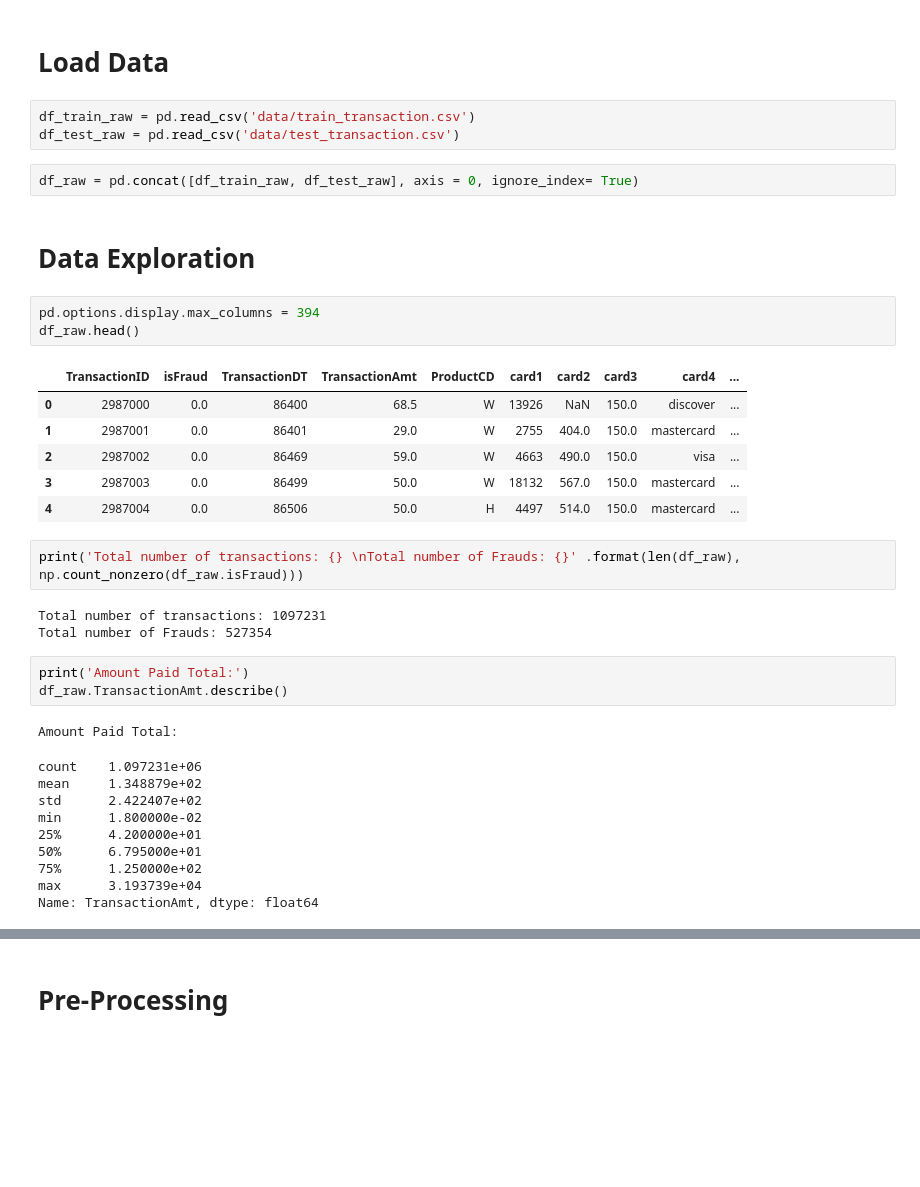
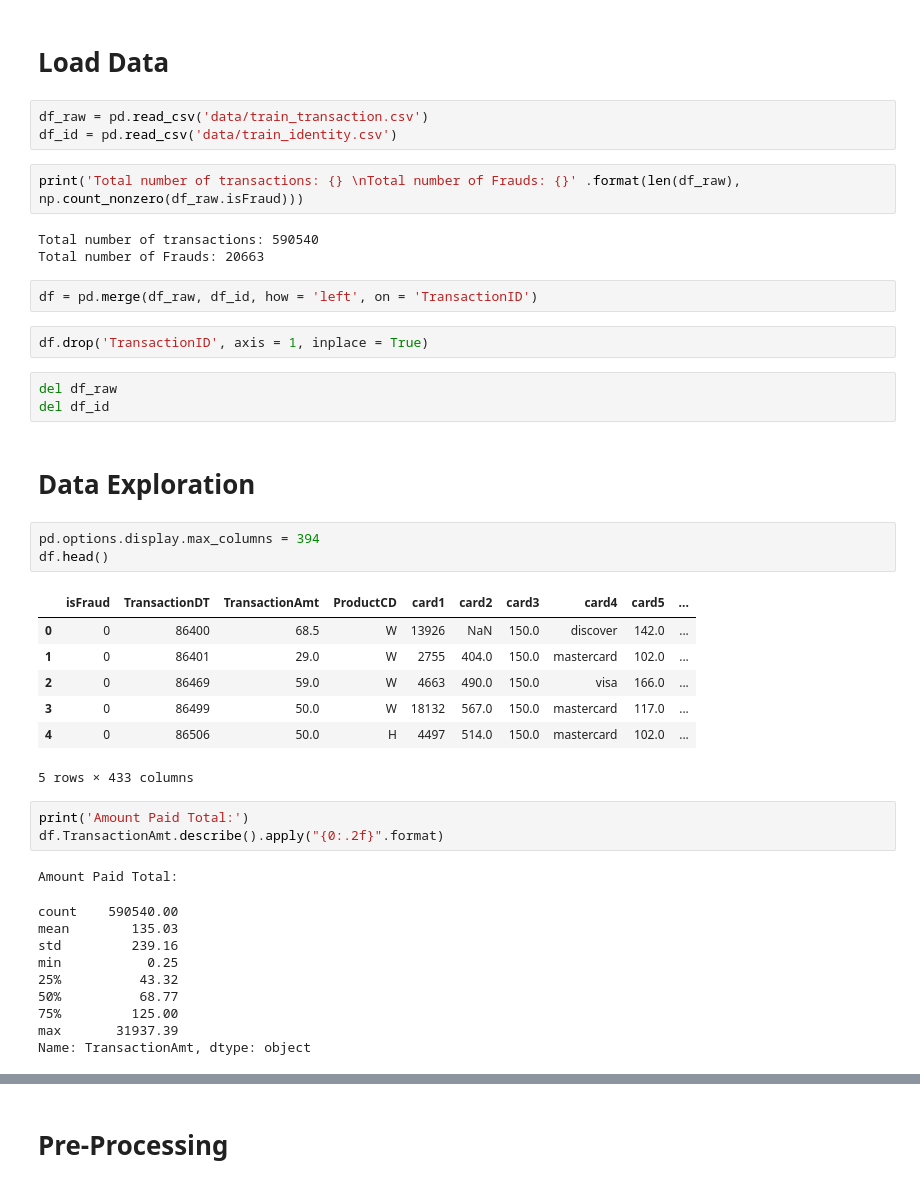
Before and after one commit to Jafarpisheh/IEEE-CIS-Fraud-Detection, a Jupyter notebook: FraudDetection.ipynb, the cells around one changed output, grey strips where cells are left out. Saved outputs shown, nothing was run; the diff lists cells and outputs as text; blank space fills up the shorter version.

```diff
--- a/FraudDetection.ipynb
+++ b/FraudDetection.ipynb
@@ -9,40 +23,46 @@ from sklearn.ensemble import RandomForestClassifier
 # %% [markdown]
 # Load Data
 # %%
-df_train_raw = pd.read_csv('data/train_transaction.csv')
-df_test_raw = pd.read_csv('data/test_transaction.csv')
+df_raw = pd.read_csv('data/train_transaction.csv')
+df_id = pd.read_csv('data/train_identity.csv')
-# %%
-df_raw = pd.concat([df_train_raw, df_test_raw], axis = 0, ignore_index= True)
+# %%
+print('Total number of transactions: {} \nTotal number of Frauds: {}' .format(len(df_raw), np.count_nonzero(df_raw.isFraud)))
+# %% [output]
+Total number of transactions: 590540
+Total number of Frauds: 20663
+# %%
+df = pd.merge(df_raw, df_id, how = 'left', on = 'TransactionID')
+# %%
+df.drop('TransactionID', axis = 1, inplace = True)
+# %%
+del df_raw
+del df_id
 # %% [markdown]
 # Data Exploration
 # %%
 pd.options.display.max_columns = 394
-df_raw.head()
+df.head()
 # %% [output]
-|  | TransactionID | isFraud | TransactionDT | TransactionAmt | ProductCD | card1 | card2 | card3 | card4 | ... |
-| 0 | 2987000 | 0.0 | 86400 | 68.5 | W | 13926 | NaN | 150.0 | discover | ... |
-| 1 | 2987001 | 0.0 | 86401 | 29.0 | W | 2755 | 404.0 | 150.0 | mastercard | ... |
-| 2 | 2987002 | 0.0 | 86469 | 59.0 | W | 4663 | 490.0 | 150.0 | visa | ... |
-| 3 | 2987003 | 0.0 | 86499 | 50.0 | W | 18132 | 567.0 | 150.0 | mastercard | ... |
-| 4 | 2987004 | 0.0 | 86506 | 50.0 | H | 4497 | 514.0 | 150.0 | mastercard | ... |
+|  | isFraud | TransactionDT | TransactionAmt | ProductCD | card1 | card2 | card3 | card4 | card5 | ... |
+| 0 | 0 | 86400 | 68.5 | W | 13926 | NaN | 150.0 | discover | 142.0 | ... |
+| 1 | 0 | 86401 | 29.0 | W | 2755 | 404.0 | 150.0 | mastercard | 102.0 | ... |
+| 2 | 0 | 86469 | 59.0 | W | 4663 | 490.0 | 150.0 | visa | 166.0 | ... |
+| 3 | 0 | 86499 | 50.0 | W | 18132 | 567.0 | 150.0 | mastercard | 117.0 | ... |
+| 4 | 0 | 86506 | 50.0 | H | 4497 | 514.0 | 150.0 | mastercard | 102.0 | ... |
+5 rows × 433 columns
-# %%
-print('Total number of transactions: {} \nTotal number of Frauds: {}' .format(len(df_raw), np.count_nonzero(df_raw.isFraud)))
-# %% [output]
-Total number of transactions: 1097231
-Total number of Frauds: 527354
 # %%
 print('Amount Paid Total:')
-df_raw.TransactionAmt.describe()
+df.TransactionAmt.describe().apply("{0:.2f}".format)
 # %% [output]
 Amount Paid Total:
-count    1.097231e+06
-mean     1.348879e+02
-std      2.422407e+02
-min      1.800000e-02
-25%      4.200000e+01
-50%      6.795000e+01
-75%      1.250000e+02
-max      3.193739e+04
-Name: TransactionAmt, dtype: float64
+count    590540.00
+mean        135.03
+std         239.16
+min           0.25
+25%          43.32
+50%          68.77
+75%         125.00
+max       31937.39
+Name: TransactionAmt, dtype: object
 # %%
 print('Amount Paid Only Fraud:')
```
Also changed, not shown: parts of 61 cells of this notebook.
